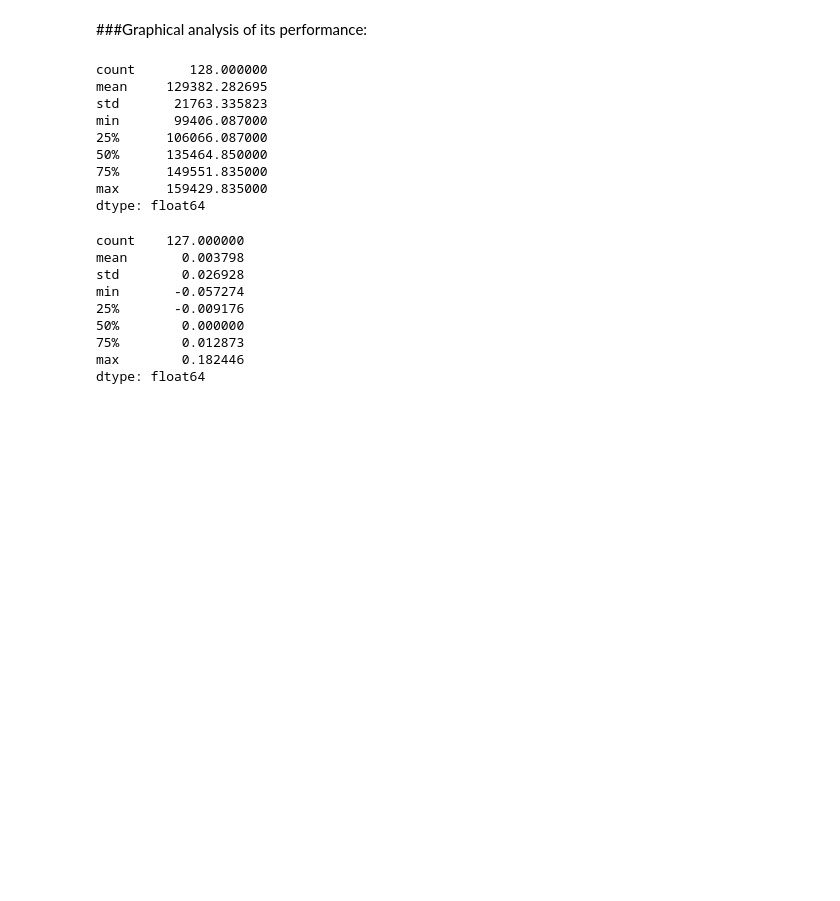
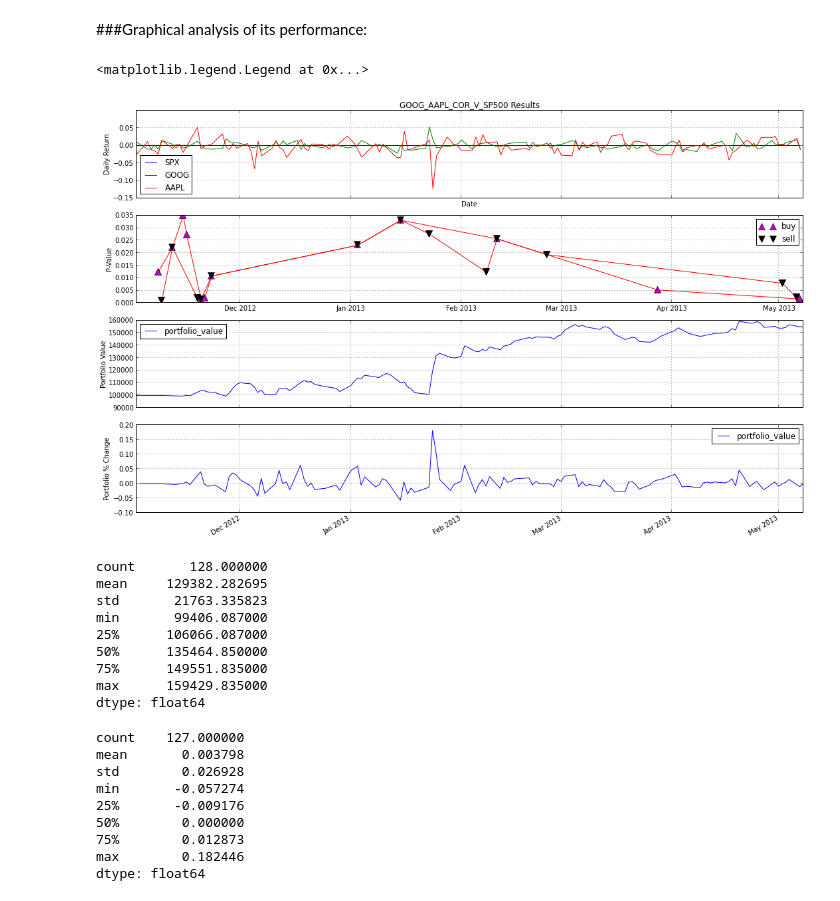
Before and after one commit to agconti/trading, a Jupyter notebook: GOOG V. AAPL Correlation Arb.ipynb, the cells around one changed output. Cells and saved outputs as stored; diff of their text form; code cells hidden in the pictures; blank space fills up the shorter version.

```diff
--- a/GOOG V. AAPL Correlation Arb.ipynb
+++ b/GOOG V. AAPL Correlation Arb.ipynb
@@ -323,36 +370,43 @@ results_GOOG_AAPL_COR_V_SP500 = GOOG_AAPL_COR_V_SP500.run(data)
 # %% [markdown]
 ###Graphical analysis of its performance:
 # %%
-fig = plt.figure(figsize(18,10), dpi=800)
+fig = plt.figure(figsize(18,12), dpi=800)
 ax1 = plt.subplot(411)
-data[['GOOG', 'AAPL']].plot(ax=ax1)
-plt.ylabel('Adj Closing Price')
+(data.SPX.pct_change() - data.SPX.pct_change()).plot()
+(data.GOOG.pct_change() - data.SPX.pct_change()).plot(label='GOOG')
+(data.AAPL.pct_change() - data.SPX.pct_change()).plot(label='AAPL')
+plt.ylabel("Daily Return")
+legend(loc='best')
+plt.title("Adj Closing Prices adjusted for S&P movements")
 plt.setp(ax2.get_xticklabels(), visible=False)
 
 GOOG_AAPL_COR_V_SP500.buy_orders = np.asarray(GOOG_AAPL_COR_V_SP500.buy_orders)
 GOOG_AAPL_COR_V_SP500.sell_orders = np.asarray(GOOG_AAPL_COR_V_SP500.sell_orders)
 plt.title("GOOG_AAPL_COR_V_SP500 Results")
 
 ax2 = plt.subplot(412, sharex=ax1)
 plt.plot(GOOG_AAPL_COR_V_SP500.buy_orders[:,0], GOOG_AAPL_COR_V_SP500.buy_orders[:,1], color = 'r')
 plt.plot(GOOG_AAPL_COR_V_SP500.sell_orders[:,0], GOOG_AAPL_COR_V_SP500.sell_orders[:,1], color = 'r')
 plt.plot(GOOG_AAPL_COR_V_SP500.buy_orders[:,0], GOOG_AAPL_COR_V_SP500.buy_orders[:,1], '^', c='m', markersize=10, label='buy')
 plt.plot(GOOG_AAPL_COR_V_SP500.sell_orders[:,0], GOOG_AAPL_COR_V_SP500.sell_orders[:,1], 'v', c='k', markersize=10, label='sell')
 plt.ylabel('P-Value')
 plt.grid(b=True)
 plt.setp(ax1.get_xticklabels(), visible=False)
 plt.legend()
 
 ax3 = plt.subplot(413, sharex=ax1)
 results_GOOG_AAPL_COR_V_SP500.portfolio_value.plot()
 plt.setp(ax3.get_xticklabels(), visible=False)
 plt.ylabel('Portfolio Value')
 plt.legend(loc='best')
 
 ax4 = plt.subplot(414, sharex=ax1)
 results_GOOG_AAPL_COR_V_SP500.portfolio_value.pct_change().plot()
 plt.ylabel('Portfolio % Change')
 plt.legend()
+# %% [output]
+<matplotlib.legend.Legend at 0x...>
+[figure, added]
 # %%
 results_GOOG_AAPL_COR_V_SP500.portfolio_value.describe()
 # %% [output]
```
Also changed, not shown: parts of 6 cells of this notebook.
